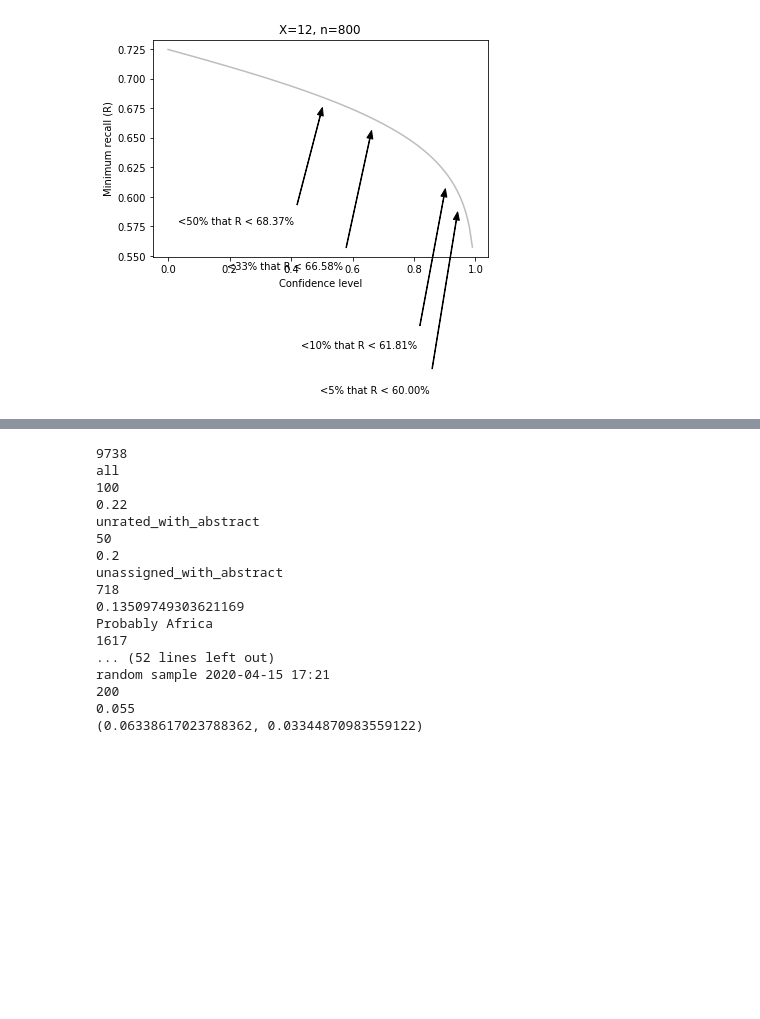
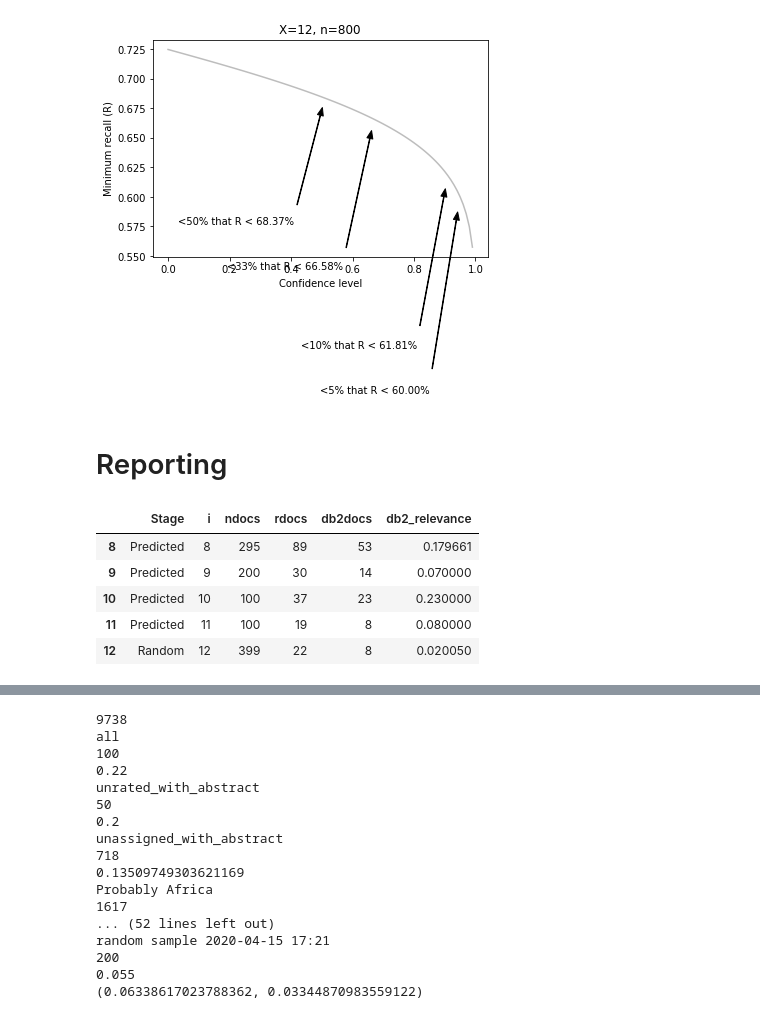
Before and after one commit to mcc-apsis/adaptation-tracking, a Jupyter notebook: progress.ipynb, the cells around one changed output, grey strips where cells are left out. Saved outputs shown, nothing was run; the diff lists cells and outputs as text; code cells hidden in the pictures; blank space fills up the shorter version.

```diff
--- a/progress.ipynb
+++ b/progress.ipynb
@@ -235,3 +246,55 @@ plot_alphas(12,800, 2041, 52356, ax = ax)
 plt.show()
 # %% [output]
 [figure]
+# %% [markdown]
+# Reporting
+# %%
+data = []
+
+training = [4366, 4377, 4378, 4403, 4458]
+training_tags = Tag.objects.filter(pk__in=training)
+training_dos = DocOwnership.objects.filter(tag__in=training_tags, relevant__gt=0)
+training_docs = Doc.objects.filter(pk__in=training_dos.values_list('doc__id',flat=True))
+db2_docs = set(DocUserCat.objects.filter(doc__in=training_docs, category=db2).values_list('doc__pk',flat=True))
+
+data.append({
+    "Stage": "Training", "i": 0, "ndocs": training_docs.count(),
+    "rdocs": len(set(training_dos.filter(relevant=1).values_list('doc__id', flat=True))),
+    "db2docs": training_db2.count()
+})
+
+predicted_tags = [4445, 4472, 4562, 4586, 4602, 4612, 4661, 4709, 4715, 4752, 4762]
+
+for i,t in enumerate(Tag.objects.filter(pk__in=predicted_tags).order_by('id')):
+    dos = t.docownership_set.filter(relevant__gt=0)
+    docs =  Doc.objects.filter(pk__in=dos.values_list('doc__id',flat=True))
+    db2_docs = set(DocUserCat.objects.filter(doc__in=docs, category=db2).values_list('doc__pk',flat=True))
+    data.append({
+        "Stage": "Predicted", "i": i+1, "ndocs": docs.count(),
+        "rdocs": len(set(dos.filter(relevant=1).values_list('doc__id', flat=True))),
+        "db2docs": len(db2_docs)
+    })
+
+i+=1
+
+random_tags = [5293, 5365]
+dos = DocOwnership.objects.filter(tag__in=random_tags, relevant__gt=0)
+docs =  Doc.objects.filter(pk__in=dos.values_list('doc__id',flat=True))
+db2_docs = set(DocUserCat.objects.filter(doc__in=docs, category=db2).values_list('doc__pk',flat=True))
+data.append({
+    "Stage": "Random", "i": i+1, "ndocs": docs.count(),
+    "rdocs": len(set(dos.filter(relevant=1).values_list('doc__id', flat=True))),
+    "db2docs": len(db2_docs)
+})
+
+
+df = pd.DataFrame.from_dict(data)
+df['db2_relevance'] = df["db2docs"] / df['ndocs']
+df.tail()
+# %% [output]
+|  | Stage | i | ndocs | rdocs | db2docs | db2_relevance |
+| 8 | Predicted | 8 | 295 | 89 | 53 | 0.179661 |
+| 9 | Predicted | 9 | 200 | 30 | 14 | 0.070000 |
+| 10 | Predicted | 10 | 100 | 37 | 23 | 0.230000 |
+| 11 | Predicted | 11 | 100 | 19 | 8 | 0.080000 |
+| 12 | Random | 12 | 399 | 22 | 8 | 0.020050 |
```
Also changed, not shown: parts of 7 cells of this notebook, 2 other files.
